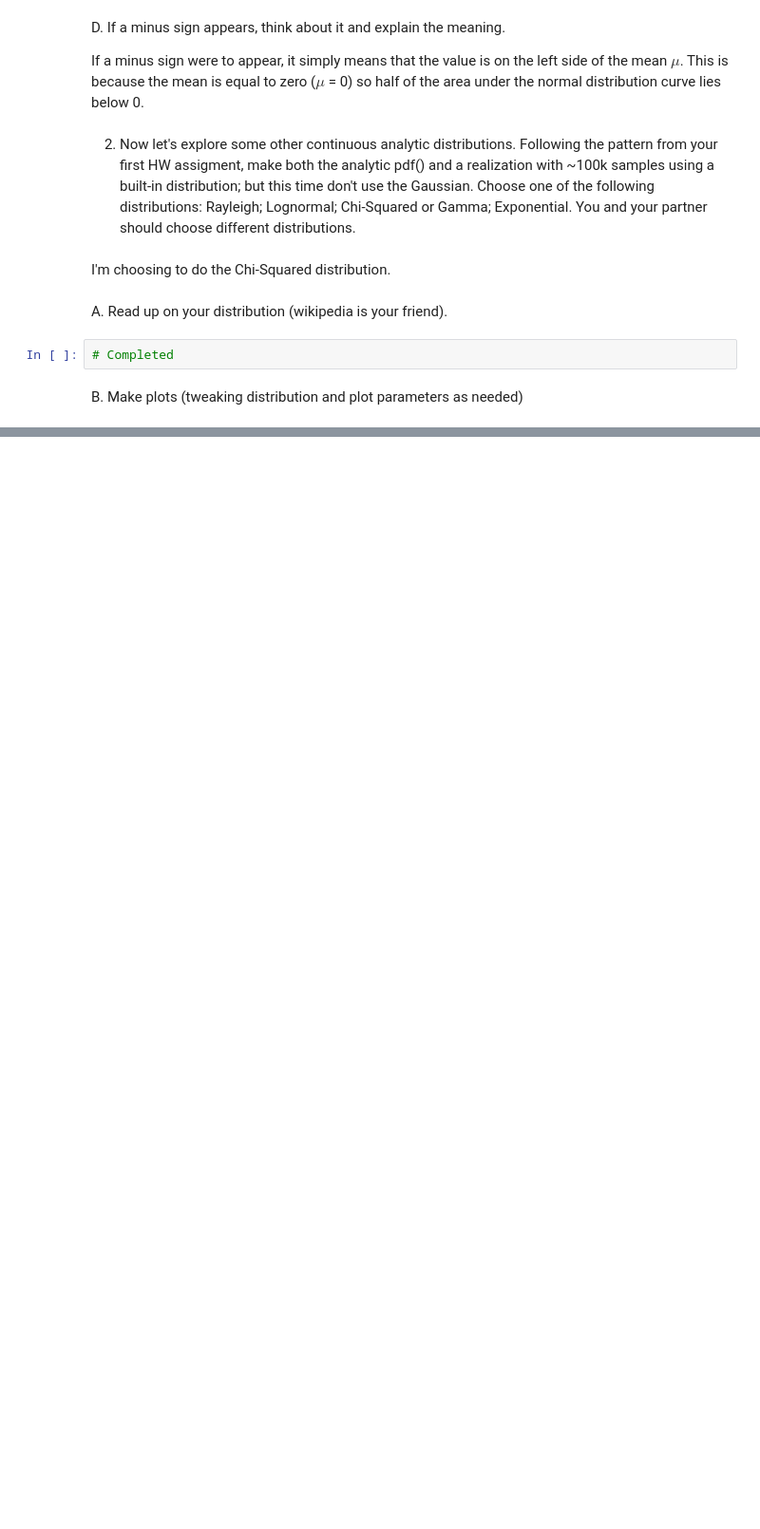
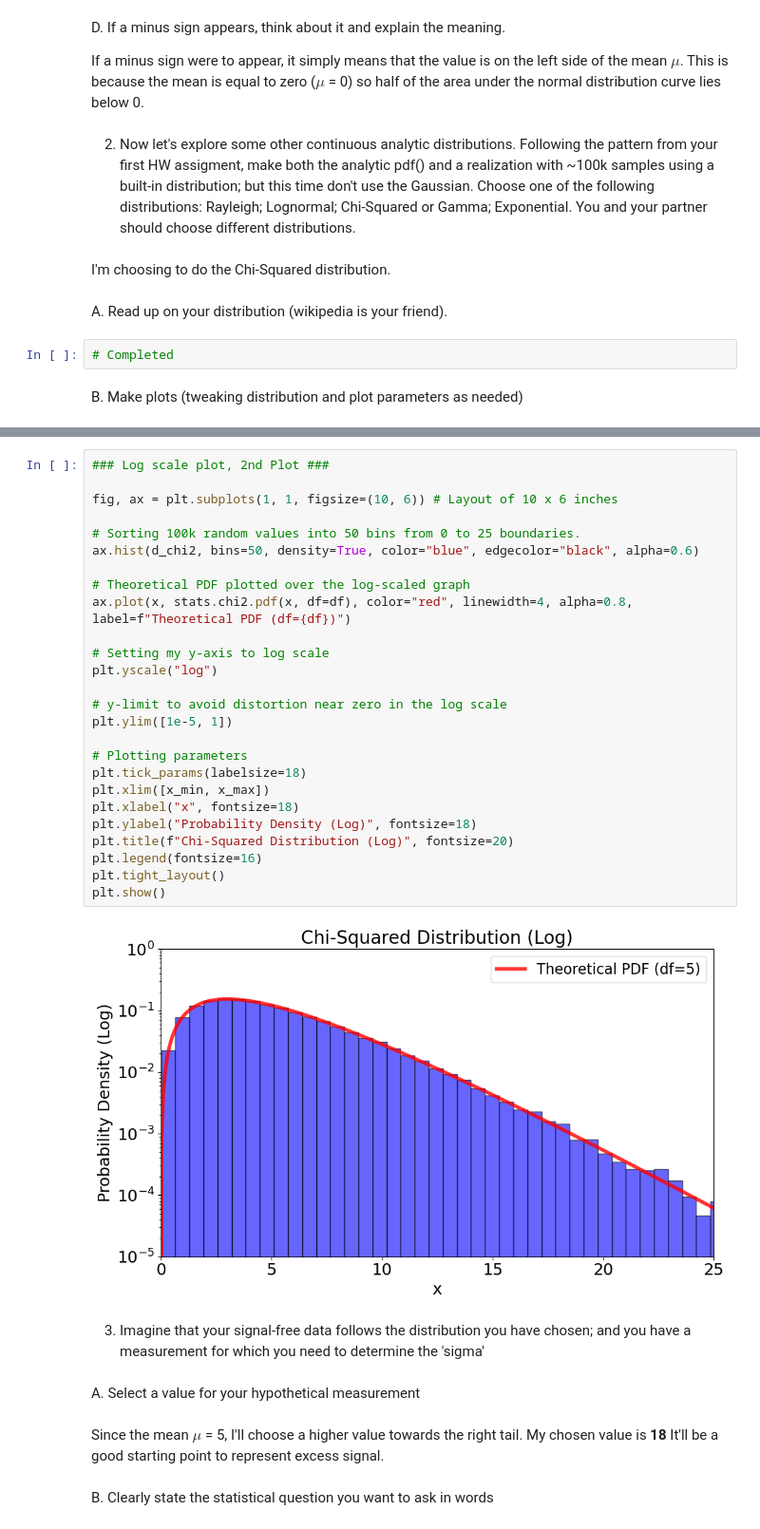
Before and after one commit to JehuGz/Physics_434, a Jupyter notebook: JGZ_Lab_1.ipynb, the cells around one changed output, grey strips where cells are left out. Shown at 95% size. Drawn from its saved outputs; the diff is of its cells as text; blank space fills up the shorter version.

```diff
--- a/JGZ_Lab_1.ipynb
+++ b/JGZ_Lab_1.ipynb
@@ -134,0 +169,37 @@ from scipy import stats
+# %%
+### Log scale plot, 2nd Plot ###
+
+fig, ax = plt.subplots(1, 1, figsize=(10, 6)) # Layout of 10 x 6 inches
+
+# Sorting 100k random values into 50 bins from 0 to 25 boundaries.
+ax.hist(d_chi2, bins=50, density=True, color="blue", edgecolor="black", alpha=0.6)
+
+# Theoretical PDF plotted over the log-scaled graph
+ax.plot(x, stats.chi2.pdf(x, df=df), color="red", linewidth=4, alpha=0.8, label=f"Theoretical PDF (df={df})")
+
+# Setting my y-axis to log scale
+plt.yscale("log")
+
+# y-limit to avoid distortion near zero in the log scale
+plt.ylim([1e-5, 1])
+
+# Plotting parameters
+plt.tick_params(labelsize=18)
+plt.xlim([x_min, x_max])
+plt.xlabel("x", fontsize=18)
+plt.ylabel("Probability Density (Log)", fontsize=18)
+plt.title(f"Chi-Squared Distribution (Log)", fontsize=20)
+plt.legend(fontsize=16)
+plt.tight_layout()
+plt.show()
+# %% [output]
+[figure, added]
+# %% [markdown]
+3. Imagine that your signal-free data follows the distribution you have chosen; and you have a measurement for which you need to determine the 'sigma'
+# %% [markdown]
+A. Select a value for your hypothetical measurement
+# %% [markdown]
+Since the mean $\mu$ = 5, I'll choose a higher value towards the right tail. My chosen value is **18**
+It'll be a good starting point to represent excess signal.
+# %% [markdown]
+B. Clearly state the statistical question you want to ask in words
```
Also changed, not shown: parts of 11 cells of this notebook.
